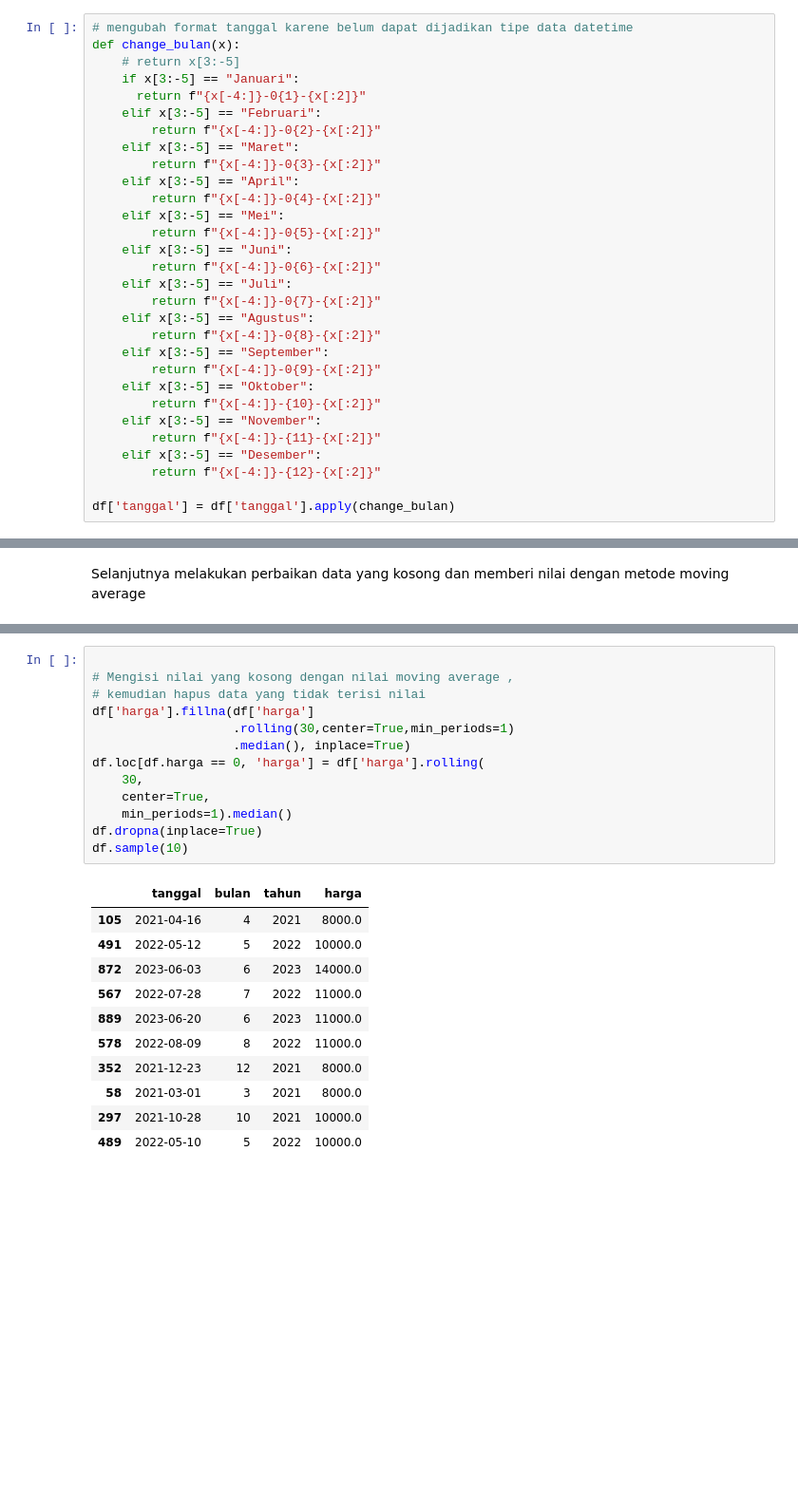
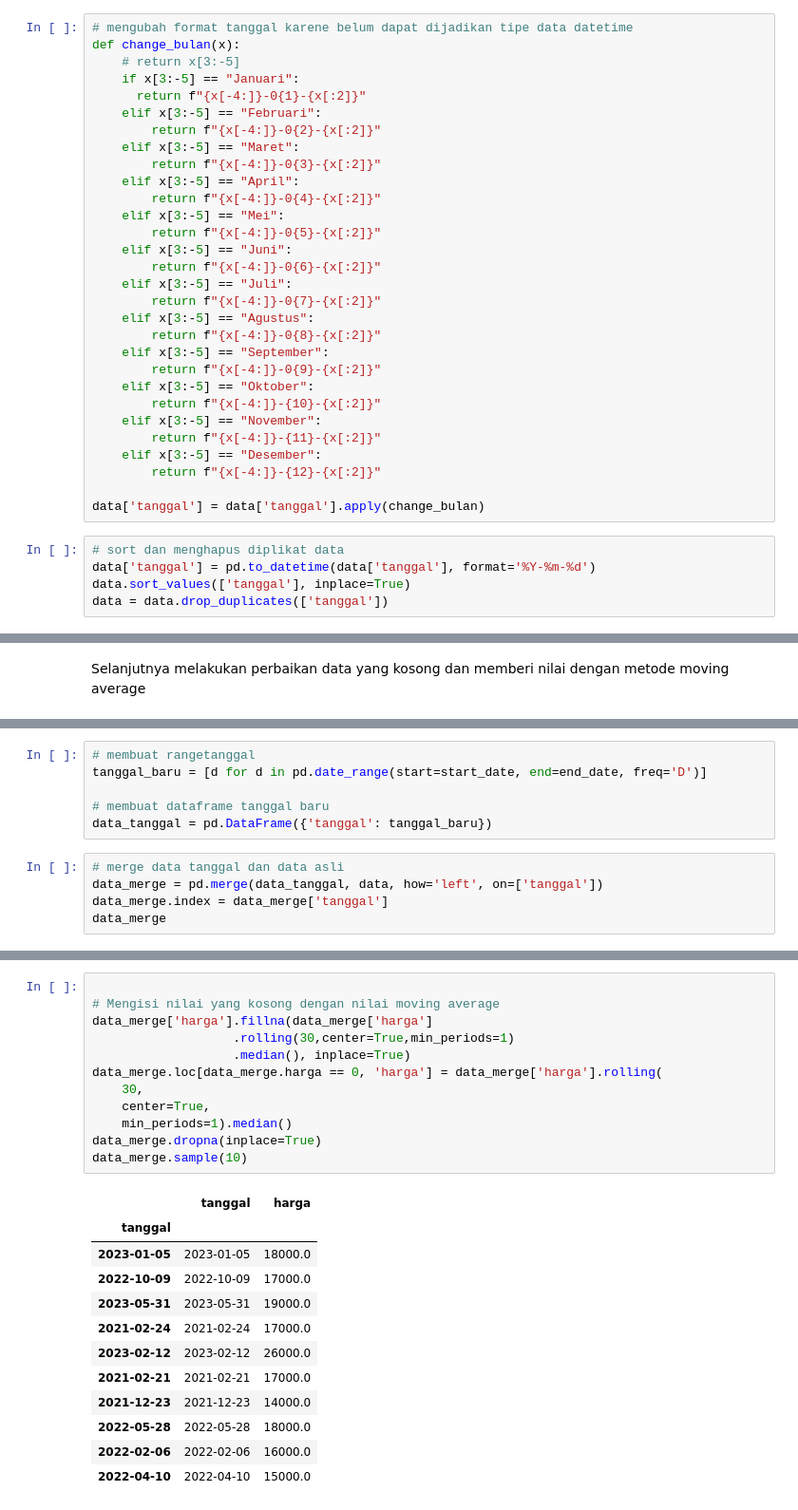
Before and after one commit to ahmdriffai/wsb-vegetablesprice-forecast, a Jupyter notebook: notebook/preprocessing.ipynb, the cells around one changed output, grey strips where cells are left out. Shown: that part at 95% size. Saved outputs shown, nothing was run; the diff lists cells and outputs as text; blank space fills up the shorter version.

```diff
--- a/notebook/preprocessing.ipynb
+++ b/notebook/preprocessing.ipynb
@@ -72,4 +64,9 @@ def change_bulan(x):
     elif x[3:-5] == "Desember":
         return f"{x[-4:]}-{12}-{x[:2]}"
 
-df['tanggal'] = df['tanggal'].apply(change_bulan)
+data['tanggal'] = data['tanggal'].apply(change_bulan)
+# %%
+# sort dan menghapus diplikat data
+data['tanggal'] = pd.to_datetime(data['tanggal'], format='%Y-%m-%d')
+data.sort_values(['tanggal'], inplace=True)
+data = data.drop_duplicates(['tanggal'])
@@ -116,0 +87,11 @@ memory usage: 25.4 KB
+# %%
+# membuat rangetanggal
+tanggal_baru = [d for d in pd.date_range(start=start_date, end=end_date, freq='D')]
+
+# membuat dataframe tanggal baru
+data_tanggal = pd.DataFrame({'tanggal': tanggal_baru})
+# %%
+# merge data tanggal dan data asli
+data_merge = pd.merge(data_tanggal, data, how='left', on=['tanggal'])
+data_merge.index = data_merge['tanggal']
+data_merge
@@ -117,25 +131,25 @@ memory usage: 25.4 KB
 # %%
 
-# Mengisi nilai yang kosong dengan nilai moving average ,
-# kemudian hapus data yang tidak terisi nilai
-df['harga'].fillna(df['harga']
+# Mengisi nilai yang kosong dengan nilai moving average
+data_merge['harga'].fillna(data_merge['harga']
                    .rolling(30,center=True,min_periods=1)
                    .median(), inplace=True)
-df.loc[df.harga == 0, 'harga'] = df['harga'].rolling(
+data_merge.loc[data_merge.harga == 0, 'harga'] = data_merge['harga'].rolling(
     30,
     center=True,
     min_periods=1).median()
-df.dropna(inplace=True)
-df.sample(10)
+data_merge.dropna(inplace=True)
+data_merge.sample(10)
 # %% [output]
-|  | tanggal | bulan | tahun | harga |
-| 105 | 2021-04-16 | 4 | 2021 | 8000.0 |
-| 491 | 2022-05-12 | 5 | 2022 | 10000.0 |
-| 872 | 2023-06-03 | 6 | 2023 | 14000.0 |
-| 567 | 2022-07-28 | 7 | 2022 | 11000.0 |
-| 889 | 2023-06-20 | 6 | 2023 | 11000.0 |
-| 578 | 2022-08-09 | 8 | 2022 | 11000.0 |
-| 352 | 2021-12-23 | 12 | 2021 | 8000.0 |
-| 58 | 2021-03-01 | 3 | 2021 | 8000.0 |
-| 297 | 2021-10-28 | 10 | 2021 | 10000.0 |
-| 489 | 2022-05-10 | 5 | 2022 | 10000.0 |
+|  | tanggal | harga |
+| tanggal |  |  |
+| 2023-01-05 | 2023-01-05 | 18000.0 |
+| 2022-10-09 | 2022-10-09 | 17000.0 |
+| 2023-05-31 | 2023-05-31 | 19000.0 |
+| 2021-02-24 | 2021-02-24 | 17000.0 |
+| 2023-02-12 | 2023-02-12 | 26000.0 |
+| 2021-02-21 | 2021-02-21 | 17000.0 |
+| 2021-12-23 | 2021-12-23 | 14000.0 |
+| 2022-05-28 | 2022-05-28 | 18000.0 |
+| 2022-02-06 | 2022-02-06 | 16000.0 |
+| 2022-04-10 | 2022-04-10 | 15000.0 |
```
Also changed, not shown: parts of 12 cells of this notebook, 11 other files.
